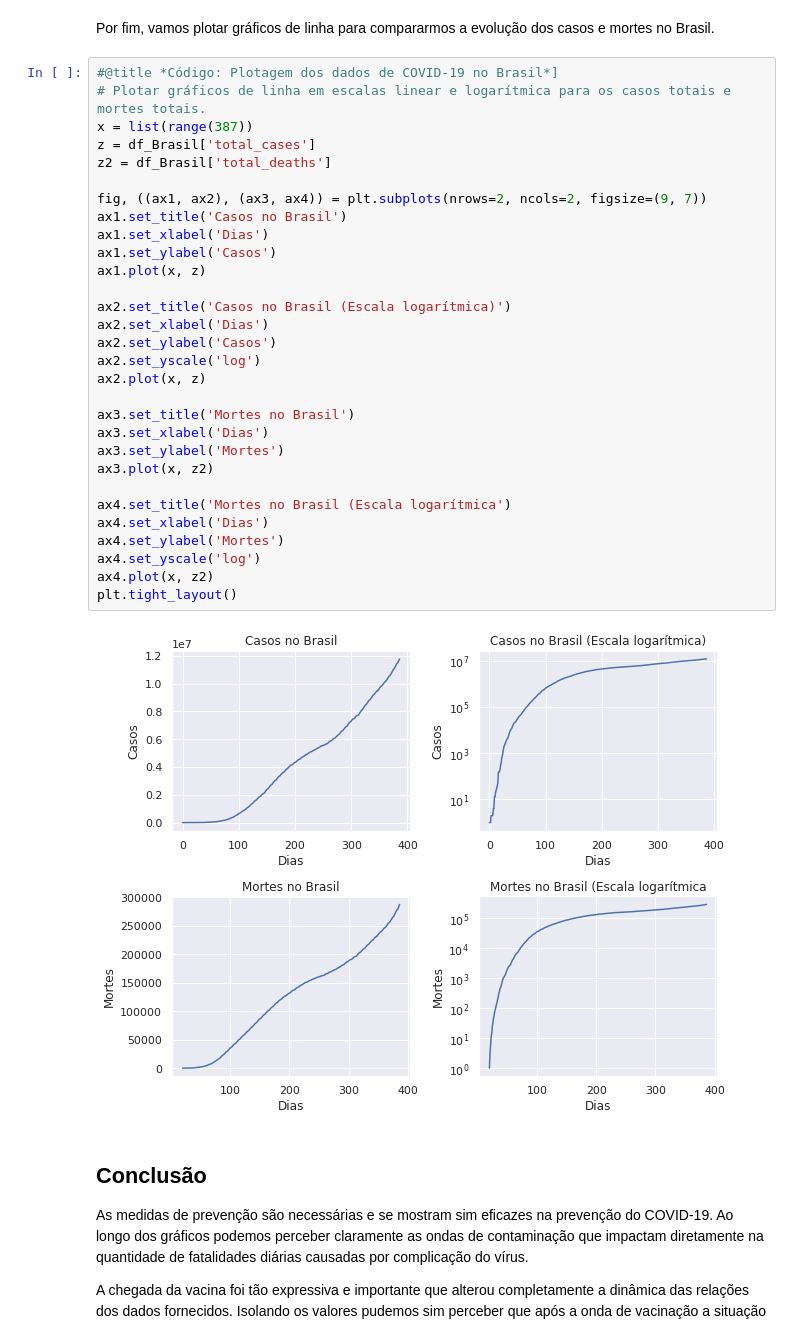
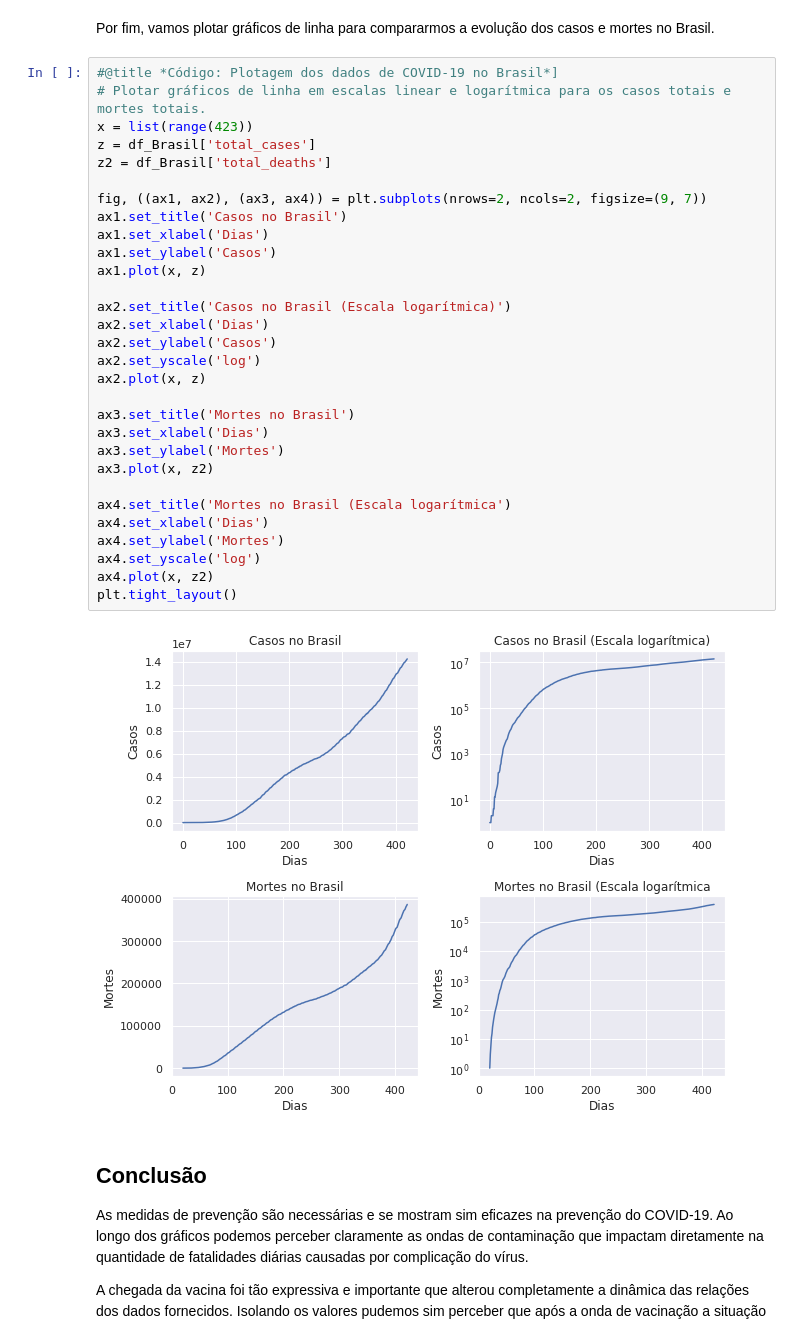
Before and after one commit to GabrielCheu/Data-Science-Projects, a Jupyter notebook: Panorama_do_COVID_19.ipynb, the cells around one changed output. Cells and saved outputs as stored; diff of their text form.

```diff
--- a/Panorama_do_COVID_19.ipynb
+++ b/Panorama_do_COVID_19.ipynb
@@ -532,35 +532,35 @@ Por fim, vamos plotar gráficos de linha para compararmos a evolução dos casos
 # %%
 #@title *Código: Plotagem dos dados de COVID-19 no Brasil*]
 # Plotar gráficos de linha em escalas linear e logarítmica para os casos totais e mortes totais.
-x = list(range(387))
+x = list(range(423))
 z = df_Brasil['total_cases']
 z2 = df_Brasil['total_deaths']
 
 fig, ((ax1, ax2), (ax3, ax4)) = plt.subplots(nrows=2, ncols=2, figsize=(9, 7))
 ax1.set_title('Casos no Brasil')
 ax1.set_xlabel('Dias')
 ax1.set_ylabel('Casos')
 ax1.plot(x, z)
 
 ax2.set_title('Casos no Brasil (Escala logarítmica)')
 ax2.set_xlabel('Dias')
 ax2.set_ylabel('Casos')
 ax2.set_yscale('log')
 ax2.plot(x, z)
 
 ax3.set_title('Mortes no Brasil')
 ax3.set_xlabel('Dias')
 ax3.set_ylabel('Mortes')
 ax3.plot(x, z2)
 
 ax4.set_title('Mortes no Brasil (Escala logarítmica')
 ax4.set_xlabel('Dias')
 ax4.set_ylabel('Mortes')
 ax4.set_yscale('log')
 ax4.plot(x, z2)
 plt.tight_layout()
 # %% [output]
-[figure, old version]
+[figure, new version]
 # %% [markdown]
 ## Conclusão
 
```
Also changed, not shown: parts of 23 cells of this notebook.
